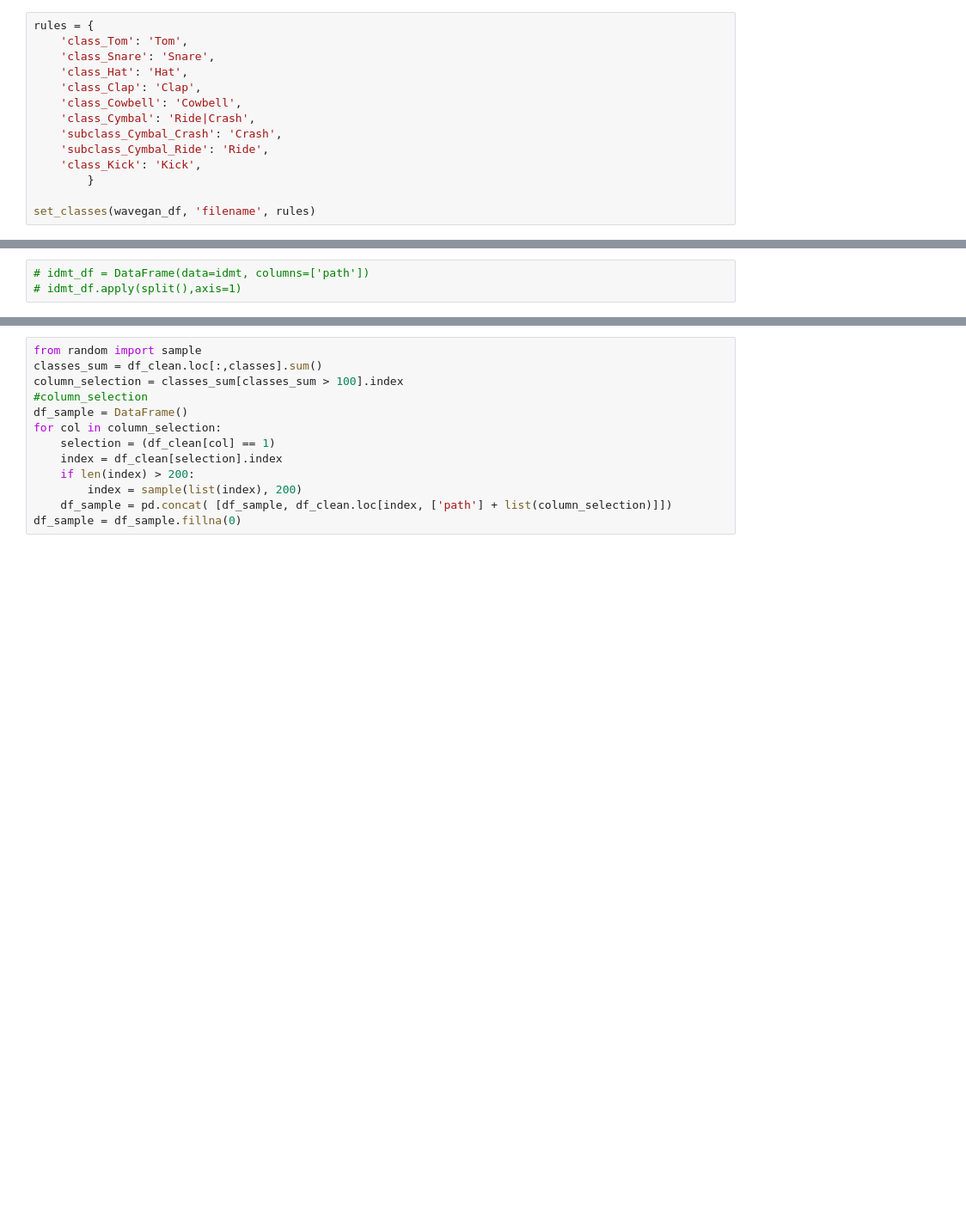
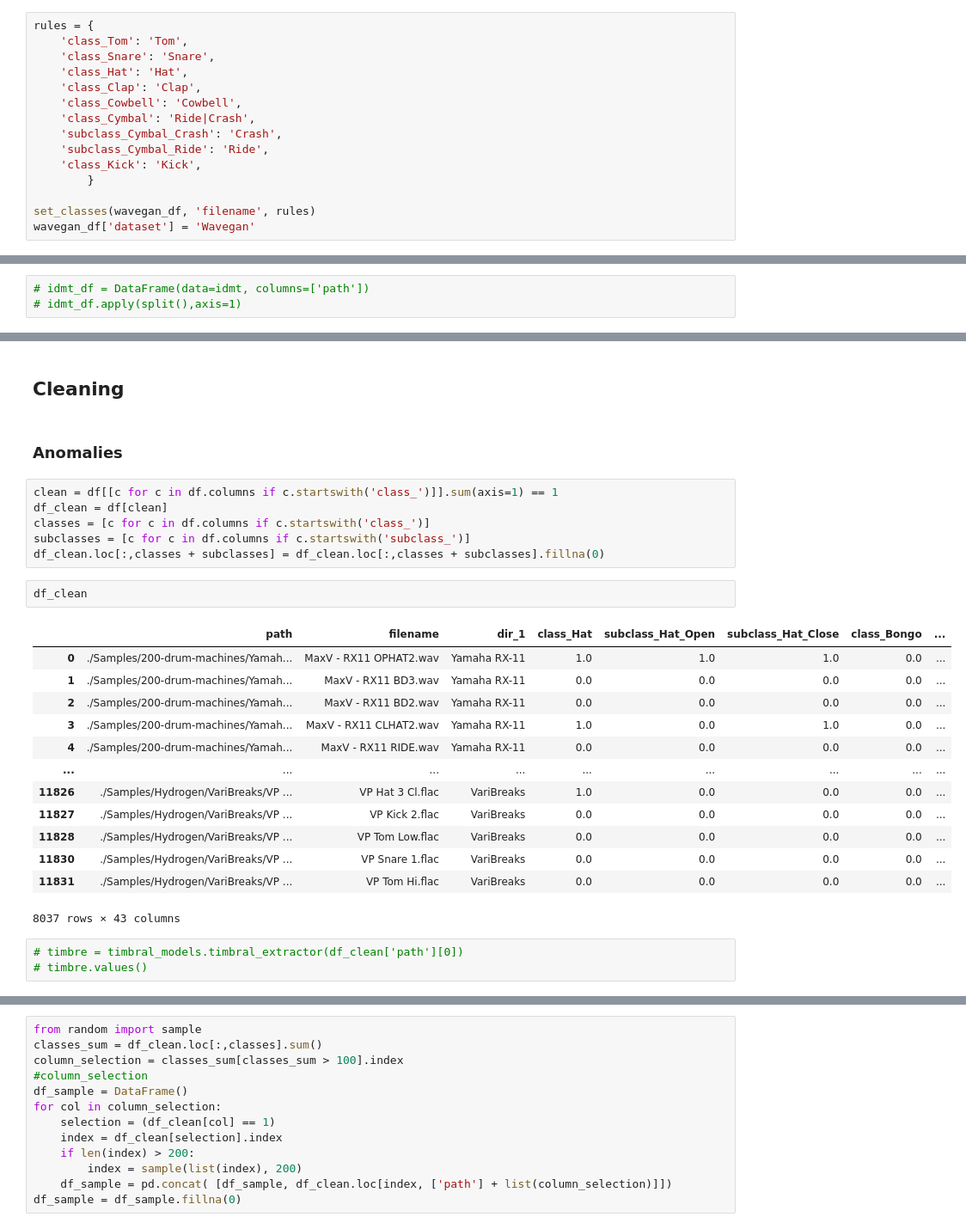
Before and after one commit to guitoo/DrumAI, a Jupyter notebook: Labelisation.ipynb, the cells around one changed output, grey strips where cells are left out. Shown at 86% size. Drawn from its saved outputs; the diff is of its cells as text; blank space fills up the shorter version.

```diff
--- a/Labelisation.ipynb
+++ b/Labelisation.ipynb
@@ -105,6 +127,7 @@ rules = {
         }
 
 set_classes(wavegan_df, 'filename', rules)
+wavegan_df['dataset'] = 'Wavegan'
 # %%
 mask = wavegan_df.loc[:, [c for c in wavegan_df.columns if c.startswith('class_')] ].sum(axis=1) != 1
 print('unlabelled:', len(wavegan_df[mask]))
@@ -476,0 +652,29 @@ df.shape
+# %% [markdown]
+## Cleaning
+# %% [markdown]
+### Anomalies
+# %%
+clean = df[[c for c in df.columns if c.startswith('class_')]].sum(axis=1) == 1
+df_clean = df[clean]
+classes = [c for c in df.columns if c.startswith('class_')]
+subclasses = [c for c in df.columns if c.startswith('subclass_')]
+df_clean.loc[:,classes + subclasses] = df_clean.loc[:,classes + subclasses].fillna(0)
+# %%
+df_clean
+# %% [output]
+|  | path | filename | dir_1 | class_Hat | subclass_Hat_Open | subclass_Hat_Close | class_Bongo | ... |
+| 0 | ./Samples/200-drum-machines/Yamah... | MaxV - RX11 OPHAT2.wav | Yamaha RX-11 | 1.0 | 1.0 | 1.0 | 0.0 | ... |
+| 1 | ./Samples/200-drum-machines/Yamah... | MaxV - RX11 BD3.wav | Yamaha RX-11 | 0.0 | 0.0 | 0.0 | 0.0 | ... |
+| 2 | ./Samples/200-drum-machines/Yamah... | MaxV - RX11 BD2.wav | Yamaha RX-11 | 0.0 | 0.0 | 0.0 | 0.0 | ... |
+| 3 | ./Samples/200-drum-machines/Yamah... | MaxV - RX11 CLHAT2.wav | Yamaha RX-11 | 1.0 | 0.0 | 1.0 | 0.0 | ... |
+| 4 | ./Samples/200-drum-machines/Yamah... | MaxV - RX11 RIDE.wav | Yamaha RX-11 | 0.0 | 0.0 | 0.0 | 0.0 | ... |
+| ... | ... | ... | ... | ... | ... | ... | ... | ... |
+| 11826 | ./Samples/Hydrogen/VariBreaks/VP ... | VP Hat 3 Cl.flac | VariBreaks | 1.0 | 0.0 | 0.0 | 0.0 | ... |
+| 11827 | ./Samples/Hydrogen/VariBreaks/VP ... | VP Kick 2.flac | VariBreaks | 0.0 | 0.0 | 0.0 | 0.0 | ... |
+| 11828 | ./Samples/Hydrogen/VariBreaks/VP ... | VP Tom Low.flac | VariBreaks | 0.0 | 0.0 | 0.0 | 0.0 | ... |
+| 11830 | ./Samples/Hydrogen/VariBreaks/VP ... | VP Snare 1.flac | VariBreaks | 0.0 | 0.0 | 0.0 | 0.0 | ... |
+| 11831 | ./Samples/Hydrogen/VariBreaks/VP ... | VP Tom Hi.flac | VariBreaks | 0.0 | 0.0 | 0.0 | 0.0 | ... |
+8037 rows × 43 columns
+# %%
+# timbre = timbral_models.timbral_extractor(df_clean['path'][0])
+# timbre.values()
```
Also changed, not shown: parts of 59 cells of this notebook, 1 other file.
